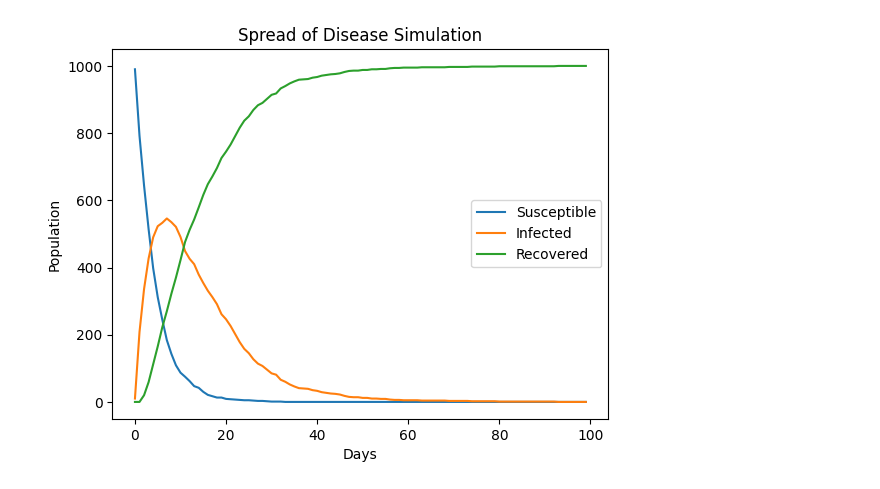
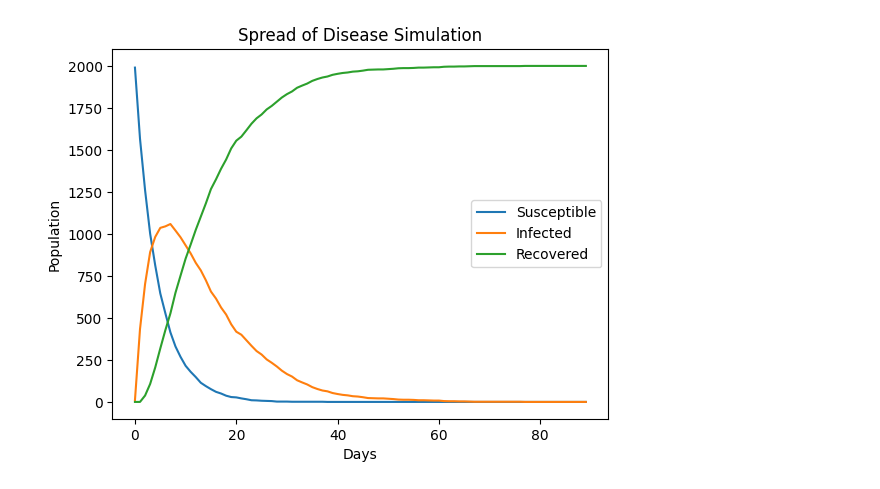
Before and after one commit to ashababnoor/code-bits, a Jupyter notebook: simulations/epidemic-simulation.ipynb, the cells around one changed output. Cells and saved outputs as stored; diff of their text form; code cells hidden in the pictures.

Commit message:
chore: updated parameters for epidemic simulation and removed wip game of life sim

```diff
--- a/simulations/epidemic-simulation.ipynb
+++ b/simulations/epidemic-simulation.ipynb
@@ -3,38 +3,38 @@ import numpy as np
 import matplotlib.pyplot as plt
 
 # Parameters
-population_size = 1000
+population_size = 2000
 initial_infected = 10
 infection_rate = 0.2
 recovery_rate = 0.1
-simulation_days = 100
+simulation_days = 90
 
 # Initialize arrays
 susceptible = np.zeros(simulation_days)
 infected = np.zeros(simulation_days)
 recovered = np.zeros(simulation_days)
 
 # Set initial conditions
 susceptible[0] = population_size - initial_infected
 infected[0] = initial_infected
 
 # Simulate the spread of the disease
 for day in range(1, simulation_days):
     new_infections = np.random.binomial(susceptible[day-1], infection_rate)
     new_recoveries = np.random.binomial(infected[day-1], recovery_rate)
 
     susceptible[day] = susceptible[day-1] - new_infections
     infected[day] = infected[day-1] + new_infections - new_recoveries
     recovered[day] = recovered[day-1] + new_recoveries
 
 # Plot the results
 plt.plot(range(simulation_days), susceptible, label='Susceptible')
 plt.plot(range(simulation_days), infected, label='Infected')
 plt.plot(range(simulation_days), recovered, label='Recovered')
 plt.xlabel('Days')
 plt.ylabel('Population')
 plt.title('Spread of Disease Simulation')
 plt.legend()
 plt.show()
 # %% [output]
-[figure, old version]
+[figure, new version]
```
Also changed, not shown: 1 other file.
